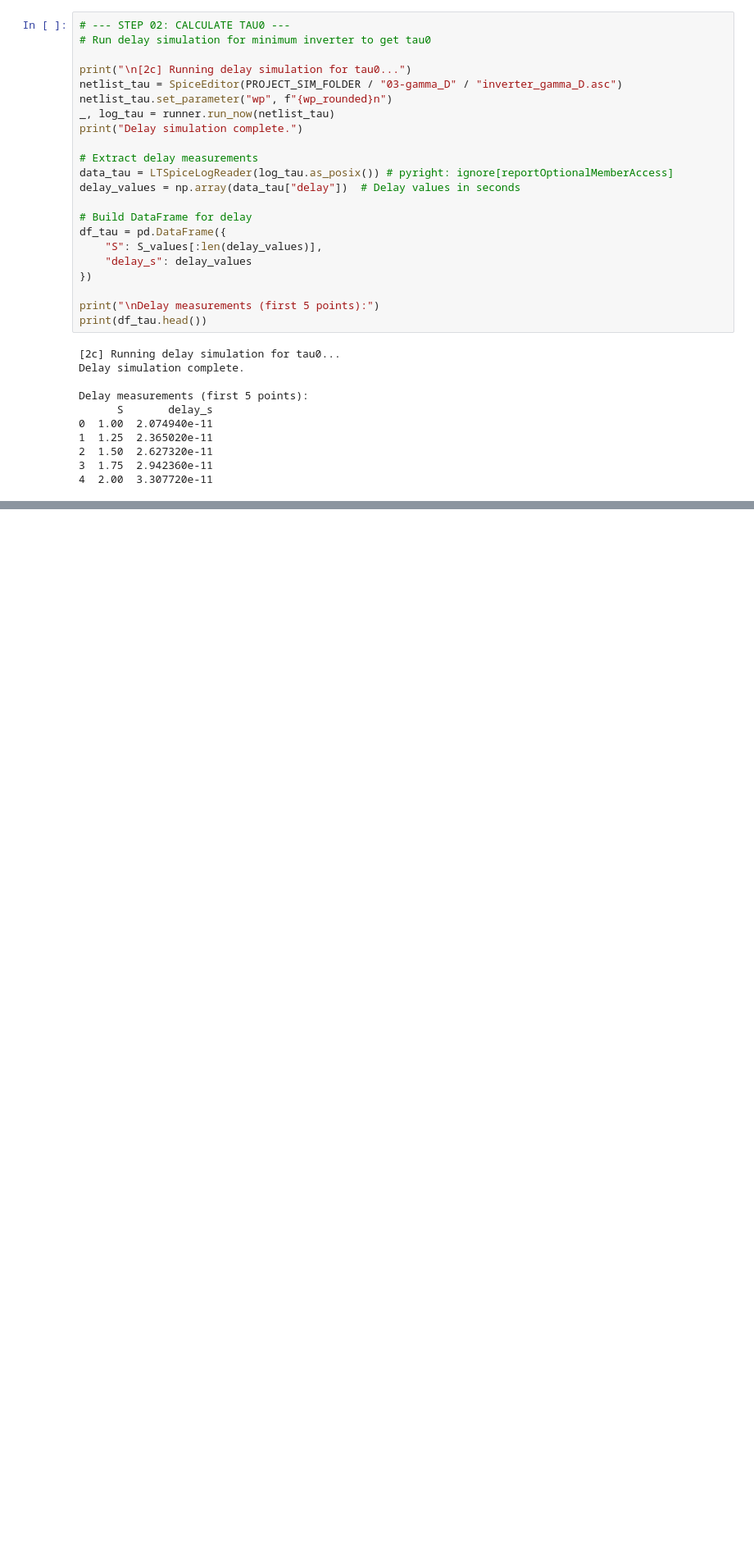
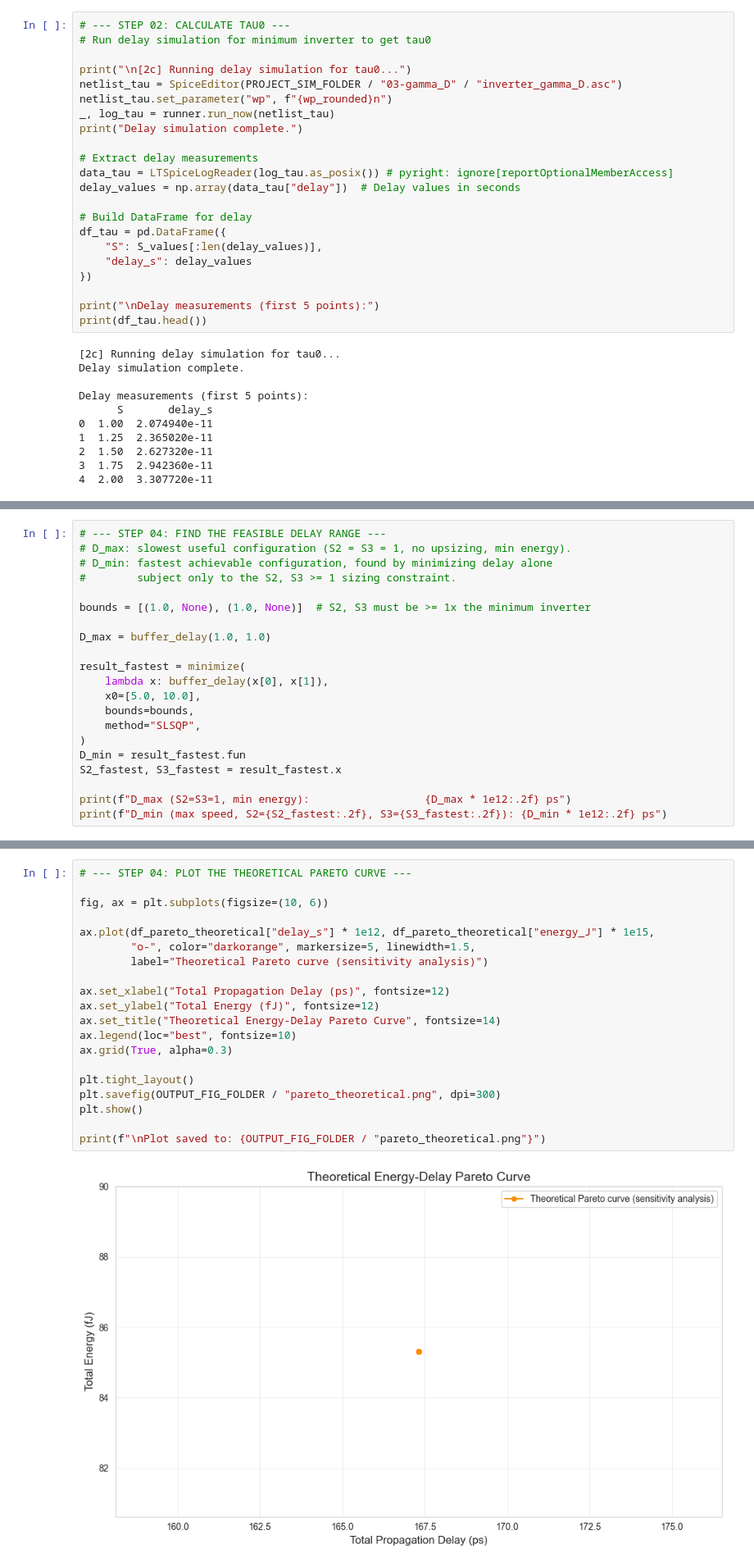
Before and after one commit to XBlayz/Low_power-projects, a Jupyter notebook: notebooks/project-01.ipynb, the cells around one changed output, grey strips where cells are left out. Shown at 82% size. Cells and saved outputs as stored; diff of their text form; blank space fills up the shorter version.

```diff
--- a/notebooks/project-01.ipynb
+++ b/notebooks/project-01.ipynb
@@ -605,0 +767,21 @@ Plot saved to: output\project-01\figs\calibration_results.png
+# %%
+# --- STEP 04: FIND THE FEASIBLE DELAY RANGE ---
+# D_max: slowest useful configuration (S2 = S3 = 1, no upsizing, min energy).
+# D_min: fastest achievable configuration, found by minimizing delay alone
+#        subject only to the S2, S3 >= 1 sizing constraint.
+
+bounds = [(1.0, None), (1.0, None)]  # S2, S3 must be >= 1x the minimum inverter
+
+D_max = buffer_delay(1.0, 1.0)
+
+result_fastest = minimize(
+    lambda x: buffer_delay(x[0], x[1]),
+    x0=[5.0, 10.0],
+    bounds=bounds,
+    method="SLSQP",
+)
+D_min = result_fastest.fun
+S2_fastest, S3_fastest = result_fastest.x
+
+print(f"D_max (S2=S3=1, min energy):                  {D_max * 1e12:.2f} ps")
+print(f"D_min (max speed, S2={S2_fastest:.2f}, S3={S3_fastest:.2f}): {D_min * 1e12:.2f} ps")
@@ -605,0 +853,22 @@ Plot saved to: output\project-01\figs\calibration_results.png
+# %%
+# --- STEP 04: PLOT THE THEORETICAL PARETO CURVE ---
+
+fig, ax = plt.subplots(figsize=(10, 6))
+
+ax.plot(df_pareto_theoretical["delay_s"] * 1e12, df_pareto_theoretical["energy_J"] * 1e15,
+        "o-", color="darkorange", markersize=5, linewidth=1.5,
+        label="Theoretical Pareto curve (sensitivity analysis)")
+
+ax.set_xlabel("Total Propagation Delay (ps)", fontsize=12)
+ax.set_ylabel("Total Energy (fJ)", fontsize=12)
+ax.set_title("Theoretical Energy-Delay Pareto Curve", fontsize=14)
+ax.legend(loc="best", fontsize=10)
+ax.grid(True, alpha=0.3)
+
+plt.tight_layout()
+plt.savefig(OUTPUT_FIG_FOLDER / "pareto_theoretical.png", dpi=300)
+plt.show()
+
+print(f"\nPlot saved to: {OUTPUT_FIG_FOLDER / "pareto_theoretical.png"}")
+# %% [output]
+[figure, added]
```
Also changed, not shown: parts of 19 cells of this notebook.
